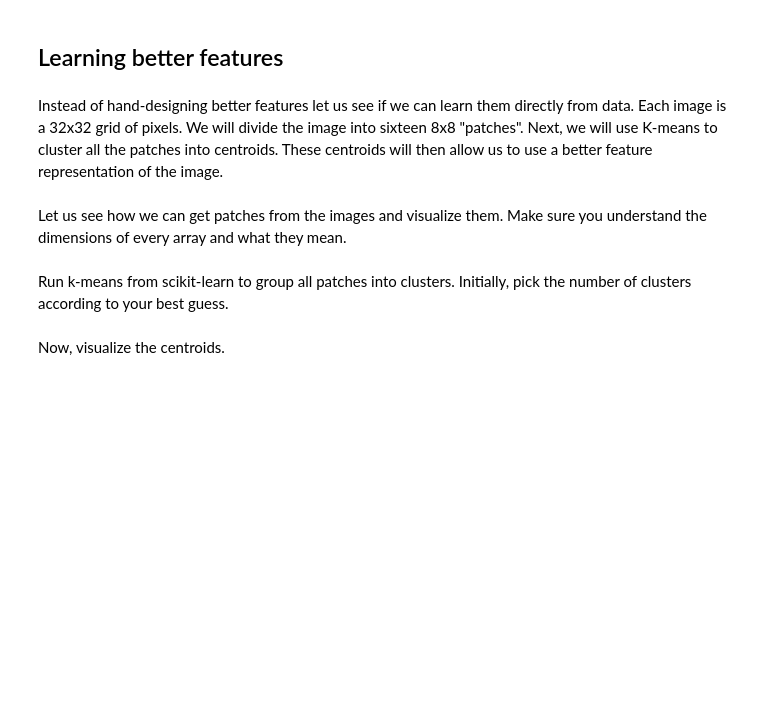
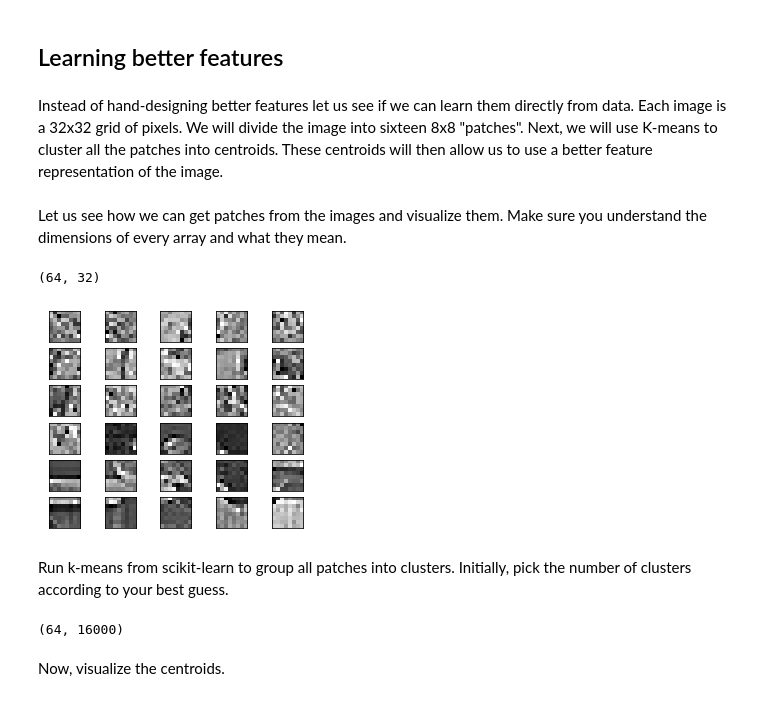
Before and after one commit to Fenix-125/ai_course, a Jupyter notebook: lab_4_unsupervised_learning/Part 2. Unsupervised Feature Learning.ipynb, the cells around one changed output. Saved outputs shown, nothing was run; the diff lists cells and outputs as text; code cells hidden in the pictures; blank space fills up the shorter version.

```diff
--- a/lab_4_unsupervised_learning/Part 2. Unsupervised Feature Learning.ipynb
+++ b/lab_4_unsupervised_learning/Part 2. Unsupervised Feature Learning.ipynb
@@ -183,19 +251,30 @@ Train XGBoost on the raw pixel data and report the train and test set results.
 # %% [markdown]
 ## Learning better features
 # %% [markdown]
-Instead of hand-designing better features let us see if we can learn them directly from data. Each image is a 32x32 grid of pixels. We will divide the image into sixteen 8x8 "patches". Next, we will use K-means to cluster all the patches into centroids. These centroids will then allow us to use a better feature representation of the image.
+Instead of hand-designing better features let us see if we can learn them directly from data.
+Each image is a 32x32 grid of pixels. We will divide the image into sixteen 8x8 "patches".
+Next, we will use K-means to cluster all the patches into centroids. These centroids will then
+allow us to use a better feature representation of the image.
 # %% [markdown]
-Let us see how we can get patches from the images and visualize them. Make sure you understand the dimensions of every array and what they mean.
+Let us see how we can get patches from the images and visualize them. Make sure you understand the
+dimensions of every array and what they mean.
 # %%
 num_images = 2
-patches = np.hstack([np.array(image.get_patches()).transpose() for image in image_list[:num_images]])
+patches = np.hstack([np.array(image.get_patches()).transpose() for image in train_image_list[:num_images]])
 # %%
 patches.shape
+# %% [output]
+(64, 32)
 # %%
-viewPatches(patches)
+view_patches(patches)
+# %% [output]
+[figure, added]
 # %% [markdown]
-Run k-means from scikit-learn to group all patches into clusters. Initially, pick the number of clusters according to your best guess.
+Run k-means from scikit-learn to group all patches into clusters. Initially, pick the number
+of clusters according to your best guess.
 # %%
 num_images = 1000
-patches = np.hstack([np.array(image.get_patches()).transpose() for image in image_list[:num_images]])
+patches = np.hstack([np.array(image.get_patches()).transpose() for image in train_image_list[:num_images]])
 patches.shape
+# %% [output]
+(64, 16000)
```
Also changed, not shown: parts of 9 cells of this notebook, 2 other files.
